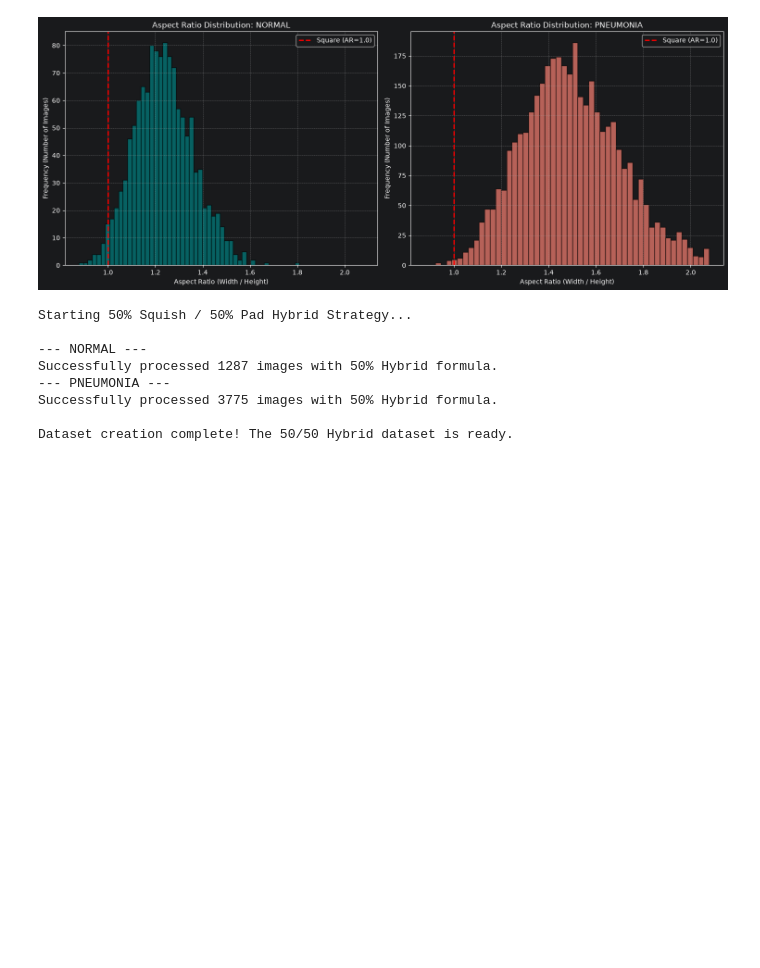
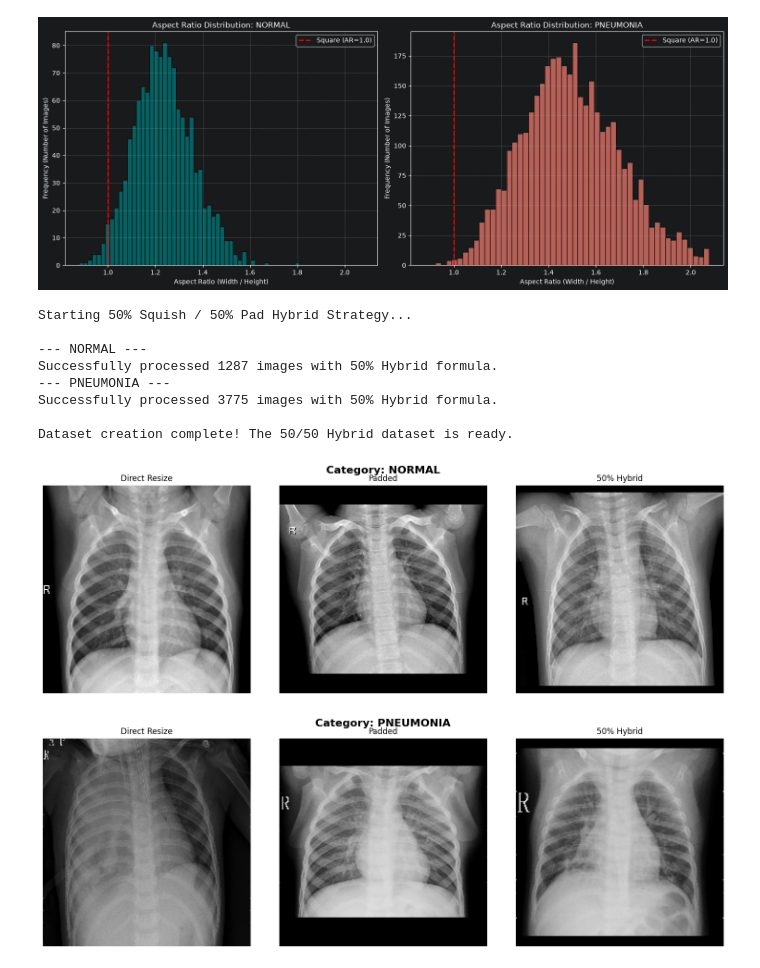
Before and after one commit to Amiroooo0/XRay-PneumoNet, a Jupyter notebook: xrayDetection.ipynb, the cells around one changed output. Drawn from its saved outputs; the diff is of its cells as text; code cells hidden in the pictures; blank space fills up the shorter version.

Commit message:
feat(data): add aspect ratio visualization and generate padded/hybrid datasets

```diff
--- a/xrayDetection.ipynb
+++ b/xrayDetection.ipynb
@@ -504,3 +470,53 @@ Successfully processed 1287 images with 50% Hybrid formula.
 Successfully processed 3775 images with 50% Hybrid formula.
 
 Dataset creation complete! The 50/50 Hybrid dataset is ready.
+# %%
+from pathlib import Path
+import random
+
+BASE_DIR = Path.cwd()/ "final"
+strategies = {
+    "Direct Resize": "train_resized_224",
+    "Padded": "train_padded_224",
+    "50% Hybrid": "train_hybrid_224"
+}
+
+categories = ['NORMAL', 'PNEUMONIA']
+
+for category in categories:
+    fig, axes = plt.subplots(1, 3, figsize=(15, 5))
+    fig.suptitle(f"Category: {category}", fontsize=16, fontweight='bold')
+
+    for i, (title, folder) in enumerate(strategies.items()):
+        path = os.path.join(BASE_DIR, folder, category)
+
+        if not os.path.exists(path):
+            axes[i].set_title(f"{title}\n(Path not found)")
+            axes[i].axis('off')
+            continue
+
+        imgs = os.listdir(path)
+        if len(imgs) == 0:
+            axes[i].set_title(f"{title}\n(Empty)")
+            axes[i].axis('off')
+            continue
+
+        sample = random.choice(imgs)
+        img_path = os.path.join(path, sample)
+        img = cv2.imread(img_path)
+
+        if img is None:
+            axes[i].set_title(f"{title}\n(Failed to load)")
+            axes[i].axis('off')
+            continue
+
+        img_rgb = cv2.cvtColor(img, cv2.COLOR_BGR2RGB)
+        axes[i].imshow(img_rgb)
+        axes[i].set_title(title)
+        axes[i].axis('off')
+
+    plt.tight_layout()
+    plt.show()
+# %% [output]
+[figure, added]
+[figure, added]
```
Also changed, not shown: parts of 10 cells of this notebook.
